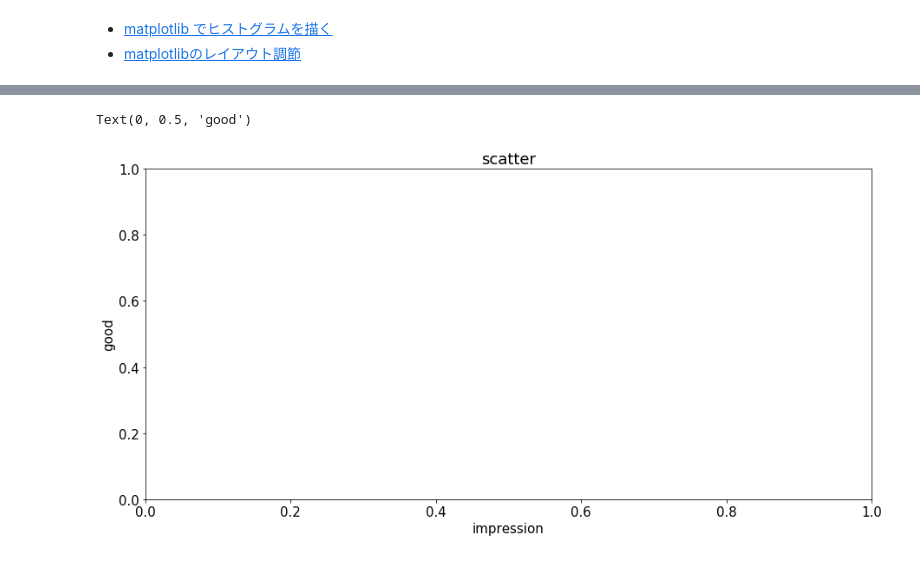
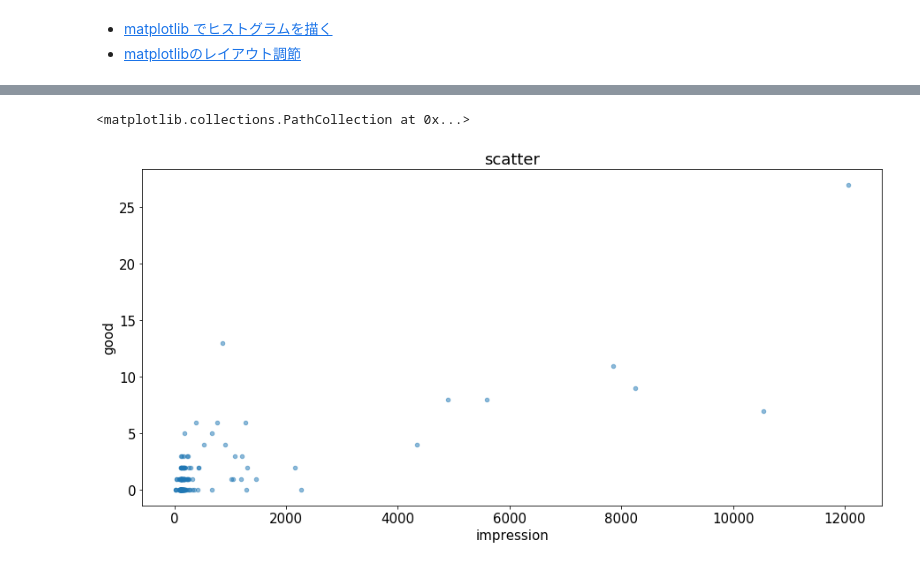
Before and after one commit to hikarut/Data-Science, a Jupyter notebook: notebooks/twitter/analytics.ipynb, the cells around one changed output, grey strips where cells are left out. Drawn from its saved outputs; the diff is of its cells as text; code cells hidden in the pictures.

```diff
--- a/notebooks/twitter/analytics.ipynb
+++ b/notebooks/twitter/analytics.ipynb
@@ -127,15 +153,15 @@ good = twitter_all_simple_shaping[['いいね']]
 # %%
 import matplotlib.pyplot as plt
 
 plt.rcParams["figure.figsize"] = [15,7] # 図の縦横のサイズ([横(inch),縦(inch)])
 plt.rcParams["font.size"] = 15 # フォントサイズ デフォルト12
 plt.title("scatter")
 plt.xlabel("impression")
 plt.ylabel("good")
-# plt.scatter(impression, good, s=20, alpha=0.5)
+plt.scatter(impression, good, s=20, alpha=0.5)
 # %% [output]
-Text(0, 0.5, 'good')
+<matplotlib.collections.PathCollection at 0x...>
-[figure, old version]
+[figure, new version]
 # %%
 # statsmodelsを使った回帰分析
 import statsmodels.api as sm
```
Also changed, not shown: parts of 7 cells of this notebook, 2 other files.
